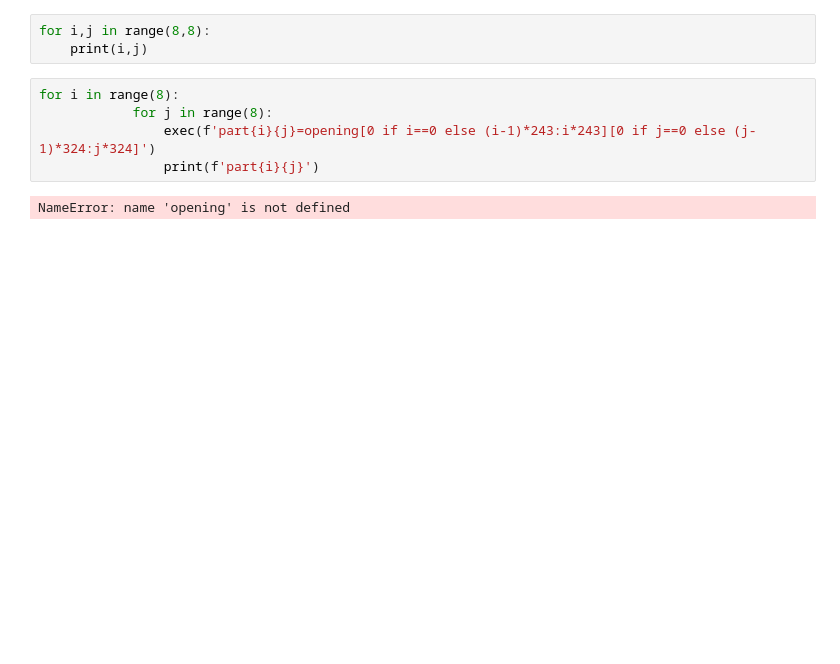
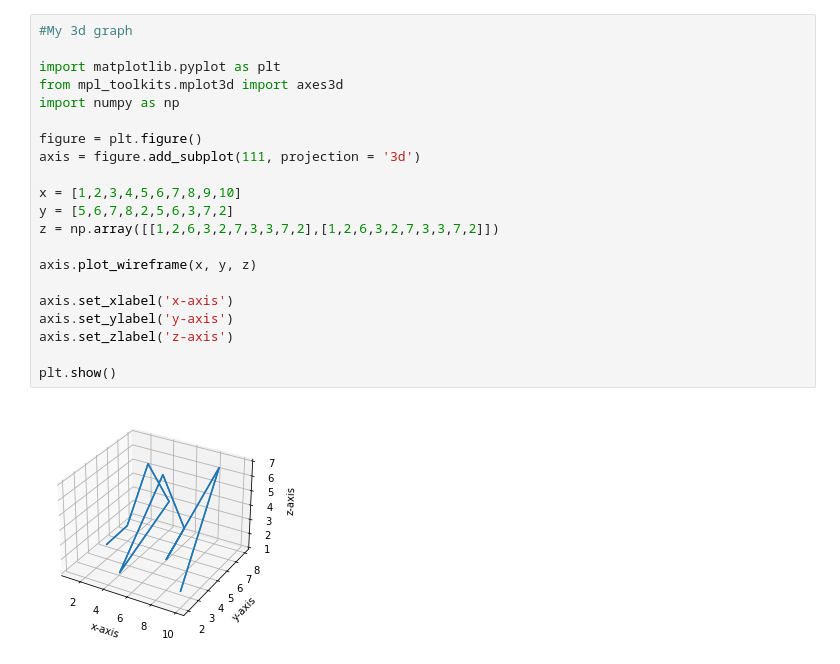
Before and after one commit to rezaqoli/Internship, a Jupyter notebook: Test.ipynb, the cells around one changed output. Saved outputs shown, nothing was run; the diff lists cells and outputs as text; blank space fills up the shorter version.

```diff
--- a/Test.ipynb
+++ b/Test.ipynb
@@ -1,10 +1,23 @@
-# %%
-for i,j in range(8,8):
-    print(i,j)
-# %%
-for i in range(8):
-            for j in range(8):
-                exec(f'part{i}{j}=opening[0 if i==0 else (i-1)*243:i*243][0 if j==0 else (j-1)*324:j*324]')
-                print(f'part{i}{j}')
-# %% [output]
-NameError: name 'opening' is not defined
+# %%
+#My 3d graph
+
+import matplotlib.pyplot as plt
+from mpl_toolkits.mplot3d import axes3d
+import numpy as np
+
+figure = plt.figure()
+axis = figure.add_subplot(111, projection = '3d')
+
+x = [1,2,3,4,5,6,7,8,9,10]
+y = [5,6,7,8,2,5,6,3,7,2]
+z = np.array([[1,2,6,3,2,7,3,3,7,2],[1,2,6,3,2,7,3,3,7,2]])
+
+axis.plot_wireframe(x, y, z)
+
+axis.set_xlabel('x-axis')
+axis.set_ylabel('y-axis')
+axis.set_zlabel('z-axis')
+
+plt.show()
+# %% [output]
+[figure, added]
```
Also changed, not shown: parts of 4 cells of this notebook, 2 other files.
